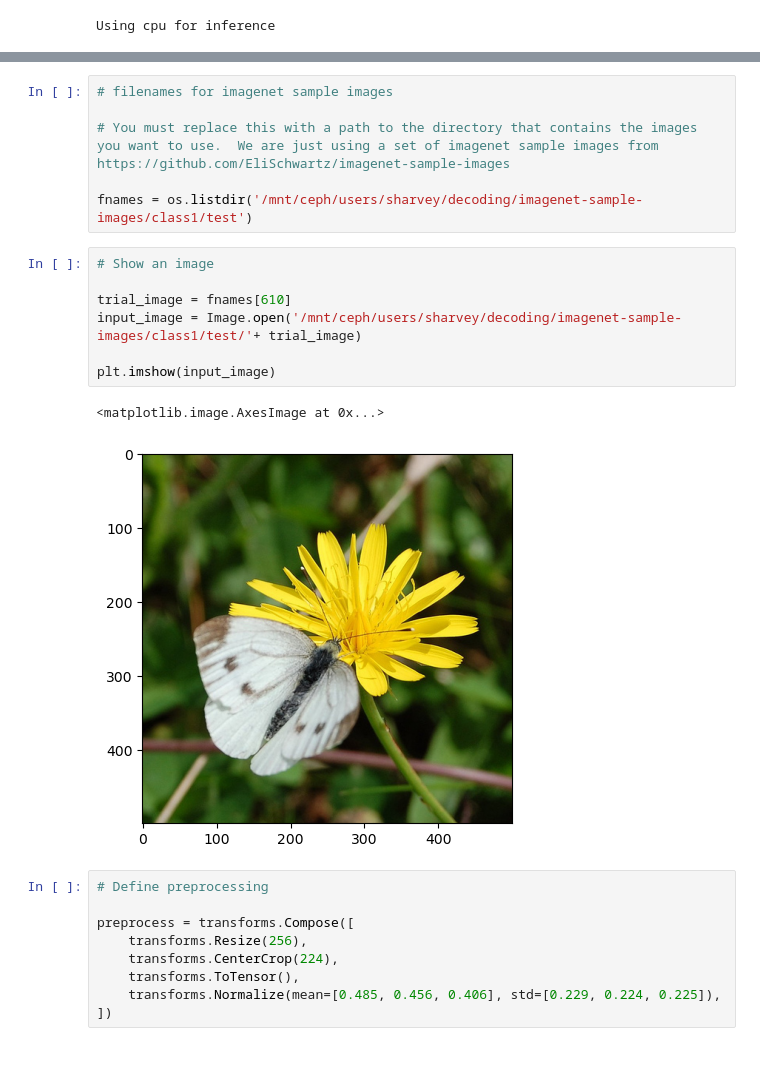
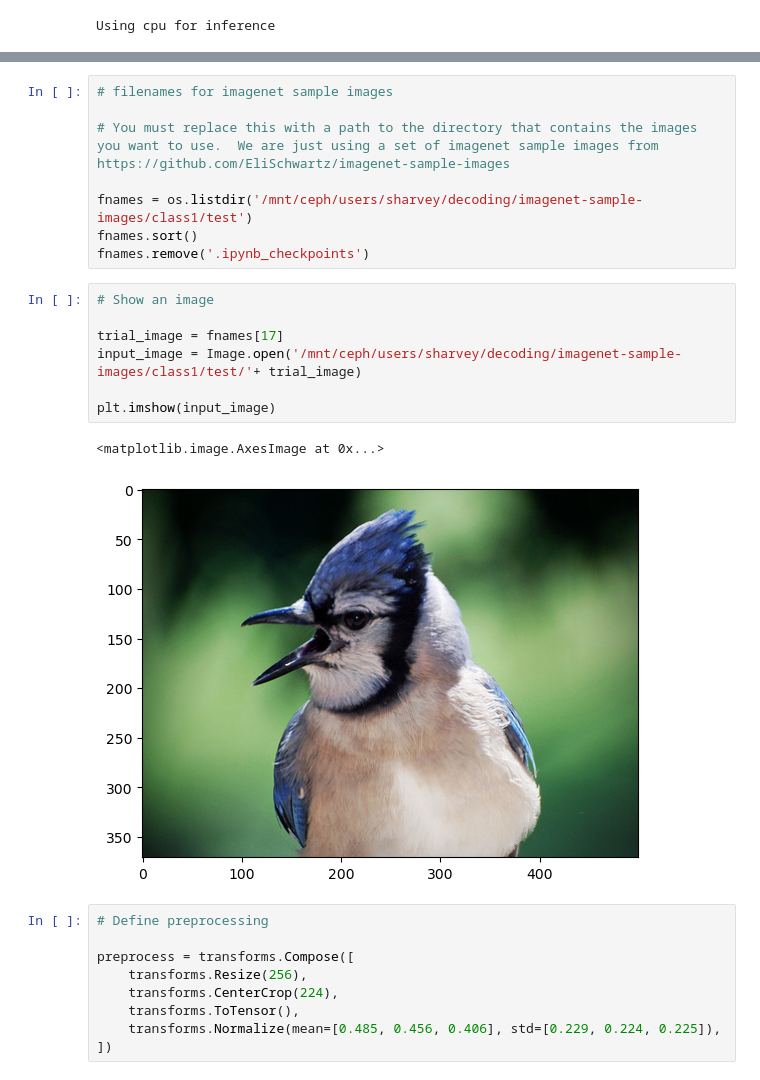
Before and after one commit to SarahHarvey/decoding-similarity, a Jupyter notebook: compare-networks-decoding-similarity.ipynb, the cells around one changed output, grey strips where cells are left out. Cells and saved outputs as stored; diff of their text form.

Commit message:
fixed image sorting

```diff
--- a/compare-networks-decoding-similarity.ipynb
+++ b/compare-networks-decoding-similarity.ipynb
@@ -77,16 +77,18 @@ AlexNet(
 # You must replace this with a path to the directory that contains the images you want to use.  We are just using a set of imagenet sample images from https://github.com/EliSchwartz/imagenet-sample-images
 
 fnames = os.listdir('/mnt/ceph/users/sharvey/decoding/imagenet-sample-images/class1/test')
+fnames.sort()
+fnames.remove('.ipynb_checkpoints')
 # %%
 # Show an image
 
-trial_image = fnames[610]
+trial_image = fnames[17]
 input_image = Image.open('/mnt/ceph/users/sharvey/decoding/imagenet-sample-images/class1/test/'+ trial_image)
 
 plt.imshow(input_image)
 # %% [output]
 <matplotlib.image.AxesImage at 0x...>
-[figure, old version]
+[figure, new version]
 # %%
 # Define preprocessing
 
```
Also changed, not shown: parts of 1 cell of this notebook.
